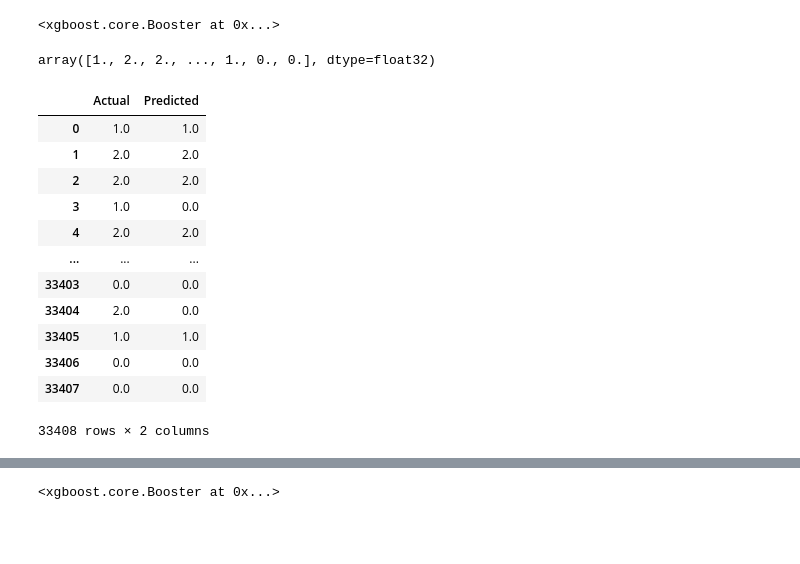
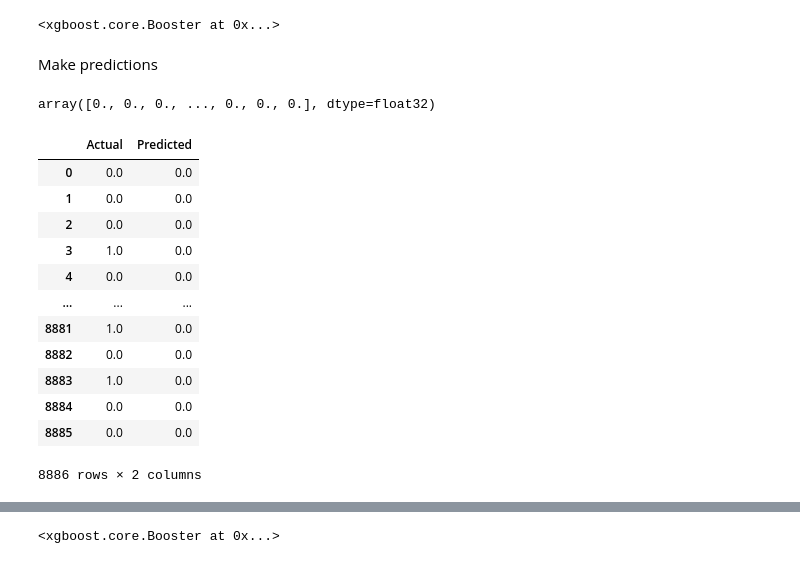
Before and after one commit to TracyRenee61/AV-Agriculture, a Jupyter notebook: AV_Agriculture_XGBoost.ipynb, the cells around one changed output, grey strips where cells are left out. Drawn from its saved outputs; the diff is of its cells as text; code cells hidden in the pictures; blank space fills up the shorter version.

```diff
--- a/AV_Agriculture_XGBoost.ipynb
+++ b/AV_Agriculture_XGBoost.ipynb
@@ -439,3 +436,6 @@ X_resampled, y_resampled = SMOTE().fit_resample(X, y)
 # %%
 #split training set for training and testing
-train_X, val_X, train_y, val_y = train_test_split(X_resampled, y_resampled, random_state=1, test_size=0.15)
+from sklearn.model_selection import train_test_split
+
+X_train, X_val, y_train, y_val = train_test_split(X, y, random_state=1, test_size=0.10, stratify=y)
+X_train.shape, X_val.shape, y_train.shape, y_val.shape
@@ -480,7 +474,7 @@ print(metrics.accuracy_score(val_y, y_pred))
 # %%
 #importing library and segregation of data as train and test using DMatrix Data structure
-dtrain = xgb.DMatrix(train_X, label=train_y)
-dtest = xgb.DMatrix(val_X, label=val_y)
+dtrain = xgb.DMatrix(X_train, label=y_train)
+dtest = xgb.DMatrix(X_val, label=y_val)
 #format x, y, and x_test
 dX=xgb.DMatrix(X, label=y)
 DXtest=xgb.DMatrix(X_test)
@@ -499,30 +493,32 @@ bst = xgb.train(param, dtrain, num_round)
 bst
 # %% [output]
 <xgboost.core.Booster at 0x...>
+# %% [markdown]
+Make predictions
 # %%
 #To calculate predication using test data
 y_predict = bst.predict(dtest)
 y_predict
 # %% [output]
-array([1., 2., 2., ..., 1., 0., 0.], dtype=float32)
+array([0., 0., 0., ..., 0., 0., 0.], dtype=float32)
 # %%
 y_predict=y_predict.flatten()
-val_y=val_y.flatten()
+y_val=y_val.flatten()
 
-df=pd.DataFrame({'Actual': val_y, 'Predicted':y_pred})
+df=pd.DataFrame({'Actual': y_val, 'Predicted':y_predict})
 df
 # %% [output]
 |  | Actual | Predicted |
-| 0 | 1.0 | 1.0 |
-| 1 | 2.0 | 2.0 |
-| 2 | 2.0 | 2.0 |
+| 0 | 0.0 | 0.0 |
+| 1 | 0.0 | 0.0 |
+| 2 | 0.0 | 0.0 |
 | 3 | 1.0 | 0.0 |
-| 4 | 2.0 | 2.0 |
+| 4 | 0.0 | 0.0 |
 | ... | ... | ... |
-| 33403 | 0.0 | 0.0 |
-| 33404 | 2.0 | 0.0 |
-| 33405 | 1.0 | 1.0 |
-| 33406 | 0.0 | 0.0 |
-| 33407 | 0.0 | 0.0 |
+| 8881 | 1.0 | 0.0 |
+| 8882 | 0.0 | 0.0 |
+| 8883 | 1.0 | 0.0 |
+| 8884 | 0.0 | 0.0 |
+| 8885 | 0.0 | 0.0 |
-33408 rows × 2 columns
+8886 rows × 2 columns
 # %%
```
Also changed, not shown: parts of 52 cells of this notebook.
